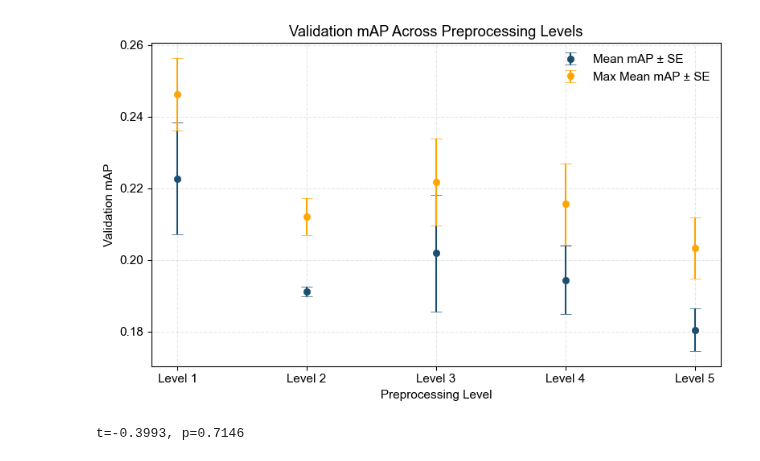
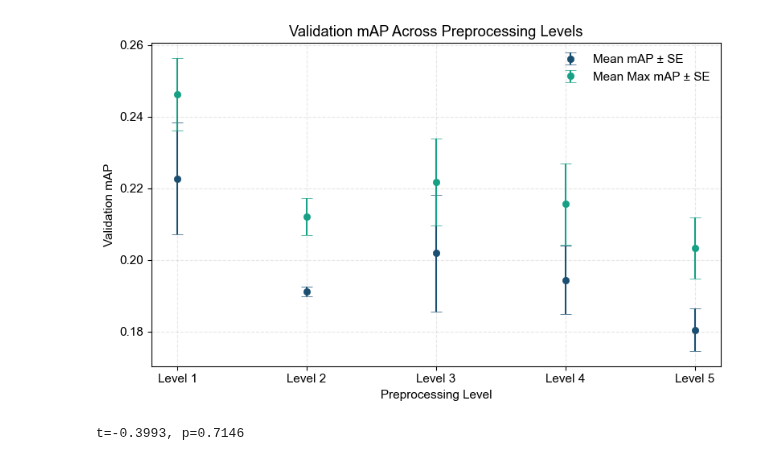
Before and after one commit to ameeassad/EagleID, a Jupyter notebook: notebooks/results_statisticaltest.ipynb, the cells around one changed output. Saved outputs shown, nothing was run; the diff lists cells and outputs as text; code cells hidden in the pictures.

```diff
--- a/notebooks/results_statisticaltest.ipynb
+++ b/notebooks/results_statisticaltest.ipynb
@@ -10,6 +10,8 @@ plt.rcParams.update({
 
 # Color palette
 primary_color = '#1B4F72'  # Deep blue
+secondary_color = '#16A085'  # Teal
+accent_color = '#D35400'  # Burnt orange
 
 # Data
 group1 = [0.23934,0.19166,0.23716]
@@ -49,37 +51,37 @@ ax.errorbar(
     markeredgewidth=0.5,
     label='Mean mAP ± SE'
 )
 ax.errorbar(
     x, means_max, yerr=ses_max,
     fmt='o',
-    color='orange',
-    ecolor='orange',
+    color=secondary_color,
+    ecolor=secondary_color,
     elinewidth=1.5,
     capsize=5,
     markersize=6,
     markeredgewidth=0.5,
-    label='Max Mean mAP ± SE'
+    label='Mean Max mAP ± SE'
 )
 
 # Axis settings
 ax.set_xticks(x)
 ax.set_xticklabels([f'Level {i}' for i in x])
 ax.set_xlabel('Preprocessing Level', color='black')
 ax.set_ylabel('Validation mAP', color='black')
 ax.set_title('Validation mAP Across Preprocessing Levels', color='black')
 
 # Grid and aesthetics
 ax.grid(True, linestyle='--', alpha=0.3)
 ax.spines[:].set_color('black')  # All borders black
 ax.tick_params(colors='black')
 
 # Legend
 ax.legend(frameon=False)
 
 plt.tight_layout()
 plt.show()
 # %% [output]
-[figure, old version]
+[figure, new version]
 # %%
 # t test
 
```
Also changed, not shown: parts of 3 cells of this notebook, 3 other files.
